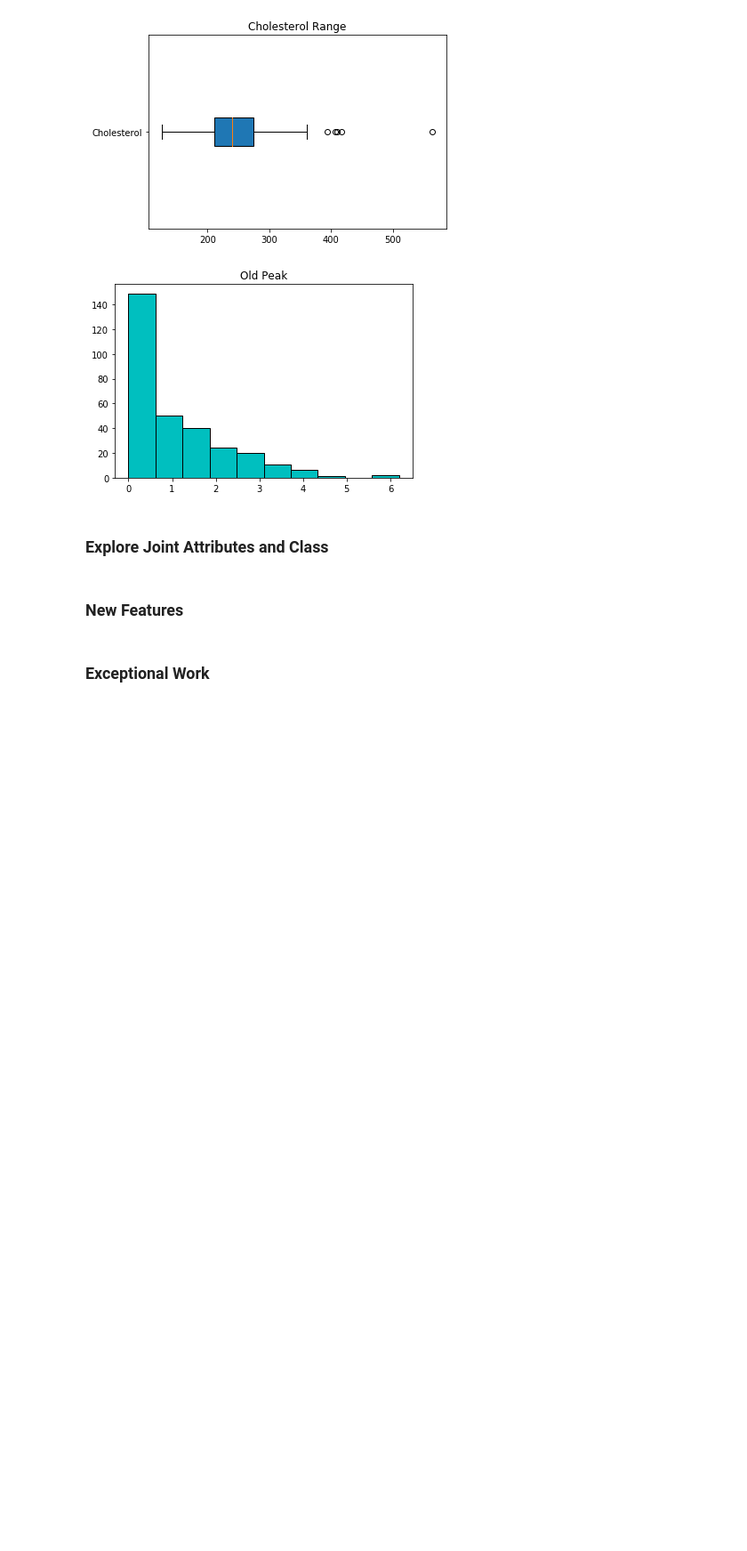
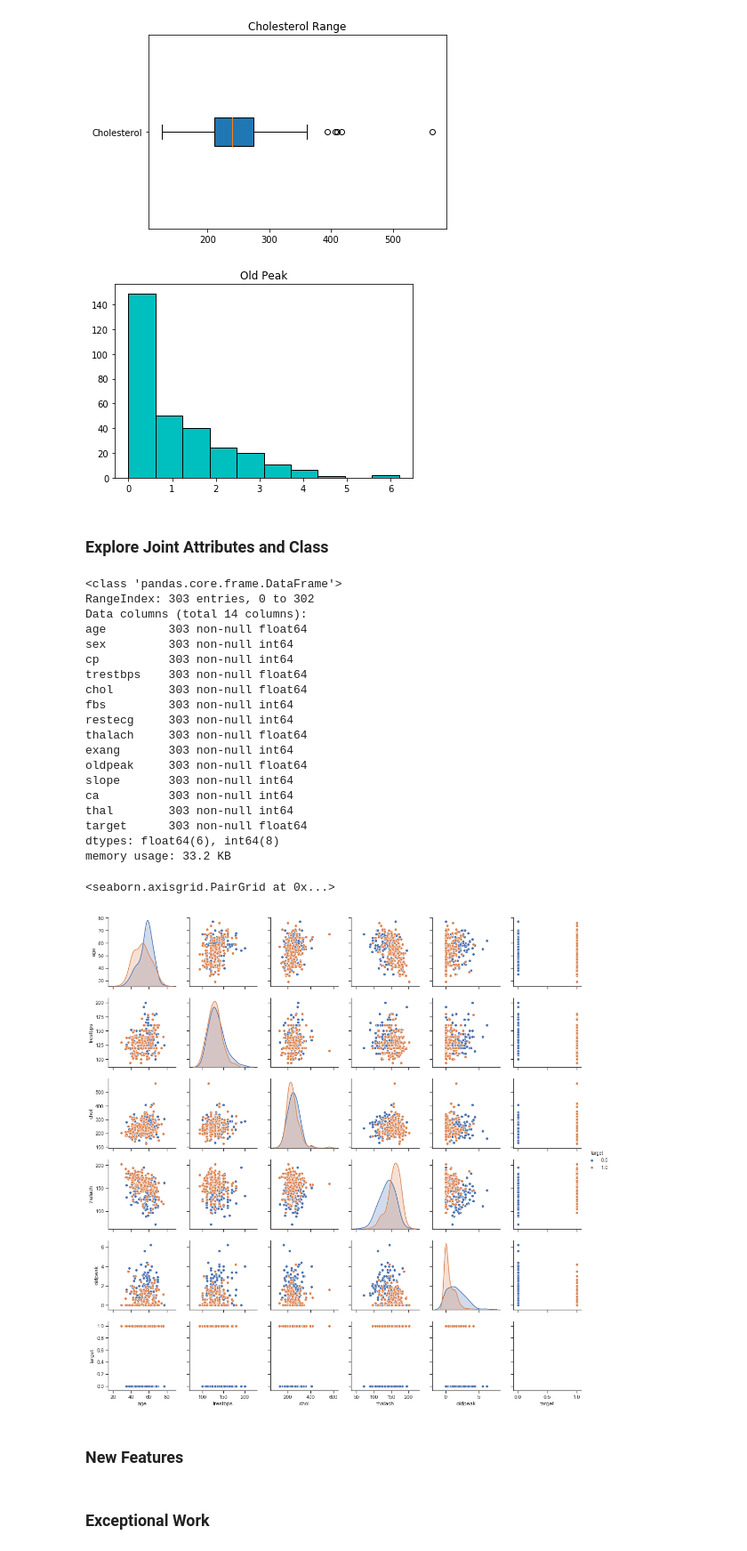
Before and after one commit to realdanielbyrne/Data_Mining_Labs, a Jupyter notebook: Lab1.ipynb, the cells around one changed output. Shown: that part at 89% size. Drawn from its saved outputs; the diff is of its cells as text; code cells hidden in the pictures; blank space fills up the shorter version.

Commit message:
Add files via upload
Incorporated matrix for continuous data types

```diff
--- a/Lab1.ipynb
+++ b/Lab1.ipynb
@@ -178,6 +178,40 @@ plotdist(df)
 [figure]
 # %% [markdown]
 ### Explore Joint Attributes and Class
+# %%
+
+#pull continuous numeric data
+continuous_features = ['age', 'trestbps', 'chol', 'thalach','oldpeak', 'target']
+
+#changing to type float
+df[continuous_features] = df[continuous_features].astype(np.float64)
+df.info()
+
+#matrix for continuous numeric data broken by heart disease presensem, 1= yes 0=no
+sns.set(style="ticks")
+sns.pairplot(df[continuous_features], hue="target")
+# %% [output]
+<class 'pandas.core.frame.DataFrame'>
+RangeIndex: 303 entries, 0 to 302
+Data columns (total 14 columns):
+age         303 non-null float64
+sex         303 non-null int64
+cp          303 non-null int64
+trestbps    303 non-null float64
+chol        303 non-null float64
+fbs         303 non-null int64
+restecg     303 non-null int64
+thalach     303 non-null float64
+exang       303 non-null int64
+oldpeak     303 non-null float64
+slope       303 non-null int64
+ca          303 non-null int64
+thal        303 non-null int64
+target      303 non-null float64
+dtypes: float64(6), int64(8)
+memory usage: 33.2 KB
+<seaborn.axisgrid.PairGrid at 0x...>
+[figure, added]
 # %% [markdown]
 ### New Features
 # %% [markdown]
```
Also changed, not shown: parts of 1 cell of this notebook.
